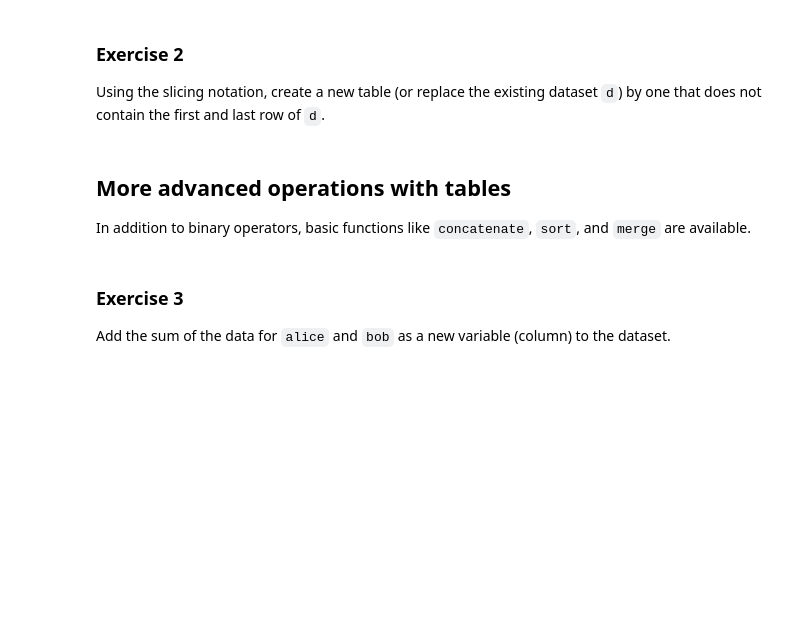
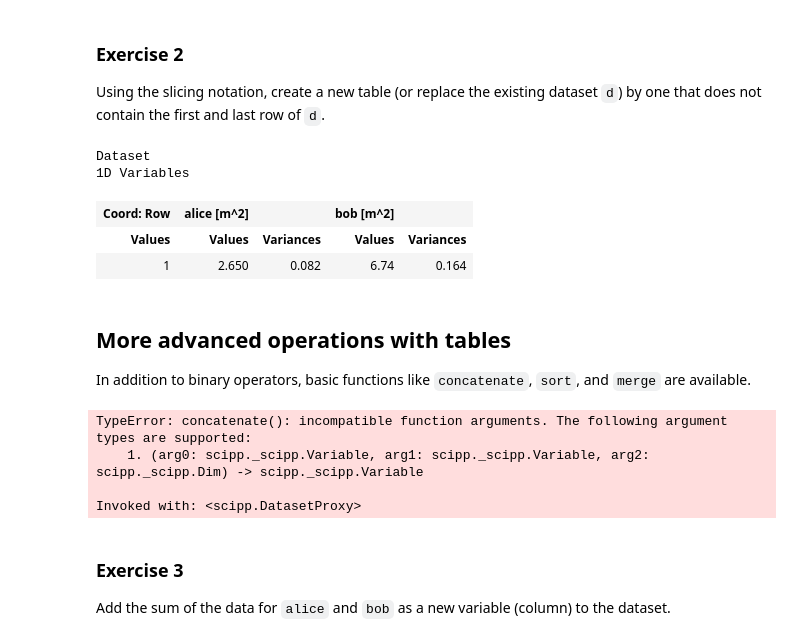
Before and after one commit to scipp/scipp, a Jupyter notebook: python/demo/demo-part1.ipynb, the cells around one changed output. Drawn from its saved outputs; the diff is of its cells as text; code cells hidden in the pictures; blank space fills up the shorter version.

```diff
--- a/python/demo/demo-part1.ipynb
+++ b/python/demo/demo-part1.ipynb
@@ -128,23 +269,34 @@ a
 
 Using the slicing notation, create a new table (or replace the existing dataset `d`) by one that does not contain the first and last row of `d`.
 # %%
-table = d[Dim.Row, 1:-1].copy()
+d2 = d[sc.Dim.Row, 1:-1].copy()
 
 # Or:
 # from copy import copy
 # table = copy(d[Dim.Row, 1:-1])
 
-table
+sc.table(d2)
+# %% [output]
+Dataset
+1D Variables
+| Coord: Row | alice [m^2] |  | bob [m^2] |  |
+| Values | Values | Variances | Values | Variances |
+| 1 | 2.650 | 0.082 | 6.74 | 0.164 |
 # %% [markdown]
 ## More advanced operations with tables
 In addition to binary operators, basic functions like `concatenate`, `sort`, and `merge` are available.
 # %%
-d = ds.concatenate(d[Dim.Row, 0:3], d[Dim.Row, 1:3], Dim.Row)
-d = ds.sort(d, Coord.Row)
-eve = ds.Dataset()
-eve[Data.Value, 'eve'] = ([Dim.Row], np.arange(5).astype(np.float64))
+d = sc.concatenate(d[sc.Dim.Row, 0:3], d[sc.Dim.Row, 1:3], sc.Dim.Row)
+d = sc.sort(d, sc.Dim.Row)
+eve = sc.Dataset()
+eve["eve"] = sc.Variable([sc.Dim.Row], values=np.arange(5).astype(np.float64))
 d.merge(eve)
-ds.table(d)
+sc.table(d)
+# %% [output]
+TypeError: concatenate(): incompatible function arguments. The following argument types are supported:
+    1. (arg0: scipp._scipp.Variable, arg1: scipp._scipp.Variable, arg2: scipp._scipp.Dim) -> scipp._scipp.Variable
+
+Invoked with: <scipp.DatasetProxy>
 # %% [markdown]
 ### Exercise 3
 Add the sum of the data for `alice` and `bob` as a new variable (column) to the dataset.
```
Also changed, not shown: parts of 19 cells of this notebook, 1 other file.
